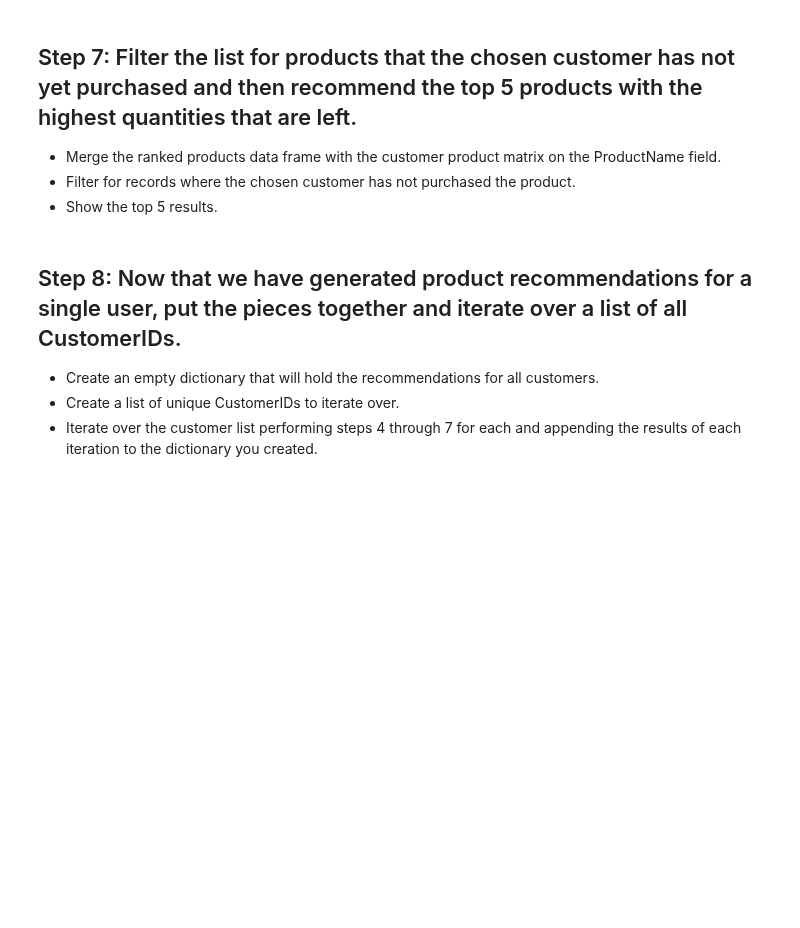
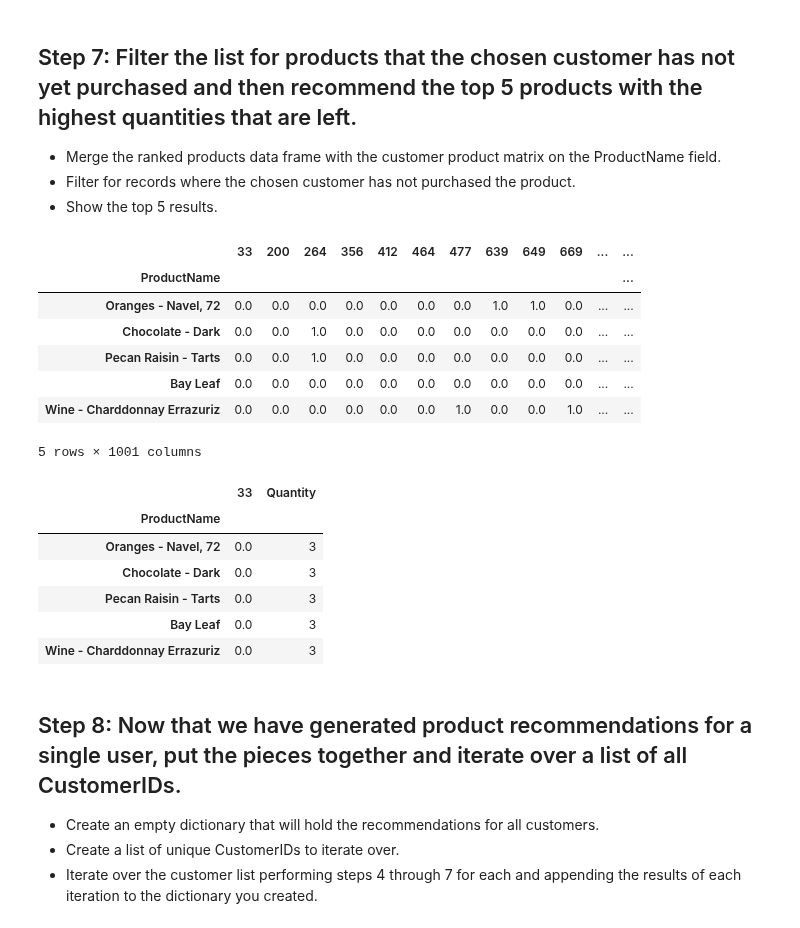
Before and after one commit to ironhack-datalabs/datamad0819, a Jupyter notebook: module-2/lab-intro-recommender-systems/your-code/main.ipynb, the cells around one changed output. Drawn from its saved outputs; the diff is of its cells as text; code cells hidden in the pictures; blank space fills up the shorter version.

```diff
--- a/module-2/lab-intro-recommender-systems/your-code/main.ipynb
+++ b/module-2/lab-intro-recommender-systems/your-code/main.ipynb
@@ -121,13 +89,12 @@ array([[  0.        ,  10.72380529,   9.64365076, ..., 197.94948851,
 # %% [markdown]
 ## Step 4: Check your results by generating a list of the top 5 most similar customers for a specific CustomerID.
 # %%
-
-
 distances = pd.DataFrame(1/(1 + distances_matrix), index=table.columns, columns=table.columns)
 display(distances.head())
 
-similarities = distances[33].sort_values(ascending=False)[1:]
-display(similarities.head(5))
+#pongo 1:6, porque si pongo 0:5 el primero es él mismo
+similarities = distances[33].sort_values(ascending=False)[1:6]
+display(similarities.head())
 # %% [output]
 | CustomerID | 33 | 200 | 264 | 356 | 412 | 464 | 477 | 639 | 649 | 669 | ... | ... |
 | CustomerID |  |  |  |  |  |  |  |  |  |  |  | ... |
@@ -153,2 +114,15 @@ Name: 33, Length: 999, dtype: float64
 # %% [markdown]
 ## Step 5: From the data frame you created in Step 1, select the records for the list of similar CustomerIDs you obtained in Step 4.
+# %%
+
+#hace una lista de los productos comprados por cada id
+"""display(total_purchased.loc[33].head())
+
+for name, score in dict(similarities).items():
+    print(name,score)"""
+
+list_series = [total_purchased.loc[name] for name, score in dict(similarities).items()]
+top5 = pd.concat(list_series)
+
+display(top5.head())
+#display(top5.loc["Sage - Ground",])
@@ -156,3 +138,6 @@ Name: 33, Length: 999, dtype: float64
 ## Step 6: Aggregate those customer purchase records by ProductName, sum the Quantity field, and then rank them in descending order by quantity.
 
 This will give you the total number of each product purchased by the 5 most similar customers to the customer you selected in order from most purchased to least.
+# %%
+top5_similar_costumer = top5.groupby("ProductName").sum().sort_values("Quantity",ascending=False)
+display(top5_similar_costumer.head())
@@ -162,6 +155,30 @@ This will give you the total number of each product purchased by the 5 most simi
 - Merge the ranked products data frame with the customer product matrix on the ProductName field.
 - Filter for records where the chosen customer has not purchased the product.
 - Show the top 5 results.
+# %%
+not_purchased = table[table[33]==0]
+
+list_products = not_purchased.merge(top5_similar_costumer,left_on='ProductName', right_on='ProductName').sort_values("Quantity",ascending=False)
+display(list_products.head())
+similarities = list_products[[33,"Quantity"]]
+similarities = similarities[0:5]
+display(similarities)
+# %% [output]
+|  | 33 | 200 | 264 | 356 | 412 | 464 | 477 | 639 | 649 | 669 | ... | ... |
+| ProductName |  |  |  |  |  |  |  |  |  |  |  | ... |
+| Oranges - Navel, 72 | 0.0 | 0.0 | 0.0 | 0.0 | 0.0 | 0.0 | 0.0 | 1.0 | 1.0 | 0.0 | ... | ... |
+| Chocolate - Dark | 0.0 | 0.0 | 1.0 | 0.0 | 0.0 | 0.0 | 0.0 | 0.0 | 0.0 | 0.0 | ... | ... |
+| Pecan Raisin - Tarts | 0.0 | 0.0 | 1.0 | 0.0 | 0.0 | 0.0 | 0.0 | 0.0 | 0.0 | 0.0 | ... | ... |
+| Bay Leaf | 0.0 | 0.0 | 0.0 | 0.0 | 0.0 | 0.0 | 0.0 | 0.0 | 0.0 | 0.0 | ... | ... |
+| Wine - Charddonnay Errazuriz | 0.0 | 0.0 | 0.0 | 0.0 | 0.0 | 0.0 | 1.0 | 0.0 | 0.0 | 1.0 | ... | ... |
+5 rows × 1001 columns
+|  | 33 | Quantity |
+| ProductName |  |  |
+| Oranges - Navel, 72 | 0.0 | 3 |
+| Chocolate - Dark | 0.0 | 3 |
+| Pecan Raisin - Tarts | 0.0 | 3 |
+| Bay Leaf | 0.0 | 3 |
+| Wine - Charddonnay Errazuriz | 0.0 | 3 |
 # %% [markdown]
 ## Step 8: Now that we have generated product recommendations for a single user, put the pieces together and iterate over a list of all CustomerIDs.
 
```
Also changed, not shown: parts of 9 cells of this notebook.
